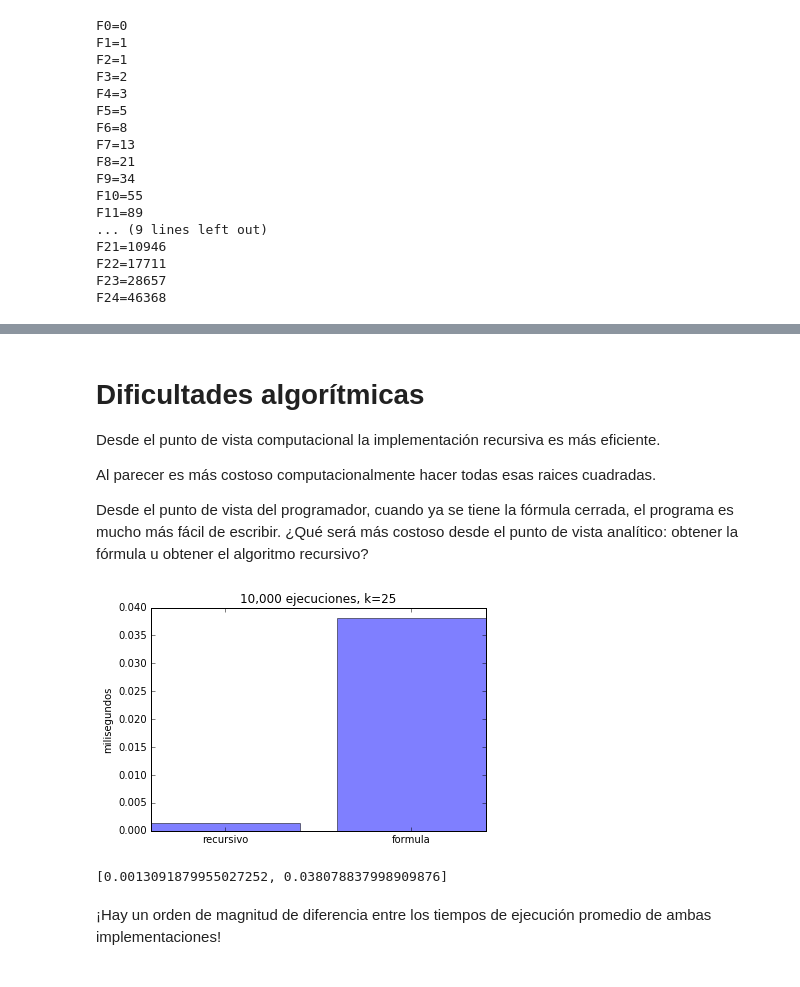
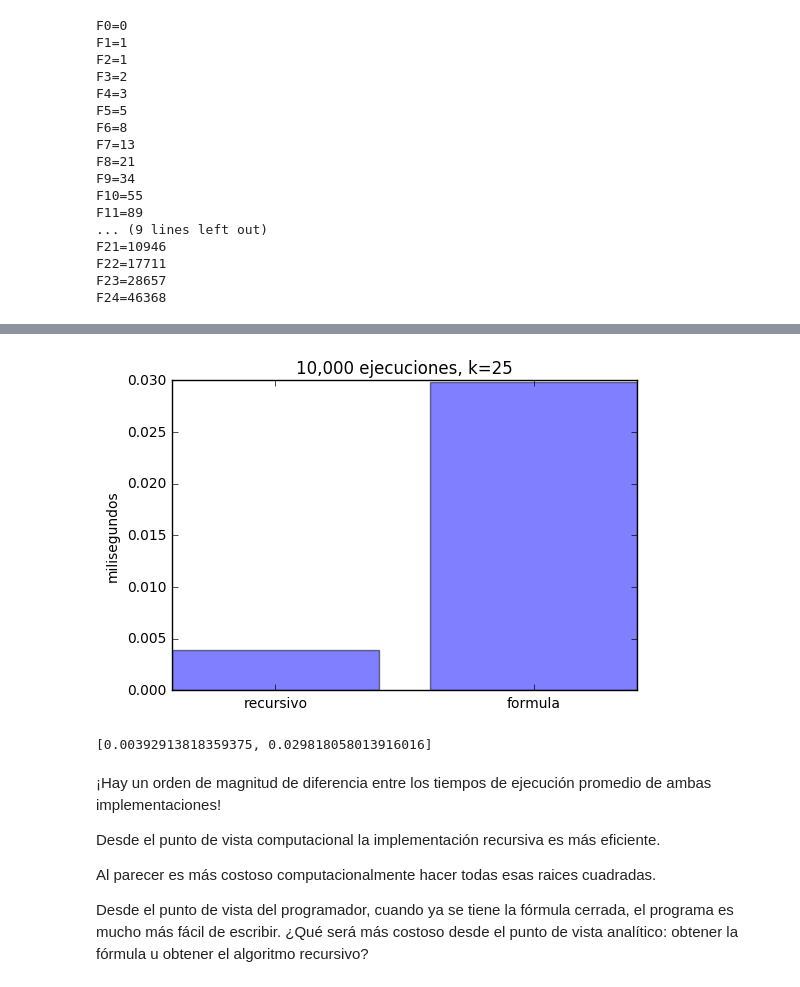
Before and after one commit to rgarcia-herrera/sistemas-dinamicos, a Jupyter notebook: Fibonacci.ipynb, the cells around one changed output, grey strips where cells are left out. Drawn from its saved outputs; the diff is of its cells as text; code cells hidden in the pictures.

Commit message:
mejor orden para la ultima seccion

```diff
--- a/Fibonacci.ipynb
+++ b/Fibonacci.ipynb
@@ -579,44 +583,43 @@ F24=46368
+# %%
+import timeit
+
+# cronometro para implementacion recursiva
+tr = timeit.Timer("""def fibonacci(k):
+    if k <= 1:
+        return k
+    else:
+        return fibonacci(k-1) + fibonacci(k-2)
+
+    fibonacci(25)""")
+
+# cronómetro para implementación con formula
+tf = timeit.Timer("""from math import sqrt
+
+def fibonacci_formula(k):
+    return (1.0/sqrt(5))*(((1.0+sqrt(5))/2)**k-((1.0-sqrt(5))/2)**k)
+
+fibonacci_formula(25)""")
+
+# ejecutarlas diez mil veces, medir su tiempo
+tiempos=[tr.timeit(10000),
+         tf.timeit(10000)]
+
+# armar gráfica de barras
+plt.bar([0,1], tiempos, align='center', alpha=0.5)
+plt.title('10,000 ejecuciones, k=25')
+plt.ylabel('milisegundos')
+plt.xticks([0,1],['recursivo', 'formula'])
+plt.show()
+
+tiempos
+# %% [output]
+[figure, added]
+[0.00392913818359375, 0.029818058013916016]
 # %% [markdown]
-# Dificultades algorítmicas
+¡Hay un orden de magnitud de diferencia entre los tiempos de ejecución promedio de ambas implementaciones!
 
 Desde el punto de vista computacional la implementación recursiva es más eficiente.
 
 Al parecer es más costoso computacionalmente hacer todas esas raices cuadradas.
 
 Desde el punto de vista del programador, cuando ya se tiene la fórmula cerrada, el programa es mucho más fácil de escribir. ¿Qué será más costoso desde el punto de vista analítico: obtener la fórmula u obtener el algoritmo recursivo?
-# %%
-import timeit
-
-# timer recursivo
-tr = timeit.Timer("""def fibonacci(k):
-    if k <= 1:
-        return k
-    else:
-        return fibonacci(k-1) + fibonacci(k-2)
-
-    fibonacci(25)""")
-
-# timer formula
-tf = timeit.Timer("""from math import sqrt
-
-def fibonacci_formula(k):
-    return (1.0/sqrt(5))*(((1.0+sqrt(5))/2)**k-((1.0-sqrt(5))/2)**k)
-
-fibonacci_formula(25)""")
-
-
-y=[tr.timeit(10000),
-   tf.timeit(10000)]
-
-plt.bar([0,1], y, align='center', alpha=0.5)
-plt.xticks([0,1],['recursivo', 'formula'])
-plt.ylabel('milisegundos')
-plt.title('10,000 ejecuciones, k=25')
-
-plt.show()
-y
-# %% [output]
-[figure, removed]
-[0.0013091879955027252, 0.038078837998909876]
-# %% [markdown]
-¡Hay un orden de magnitud de diferencia entre los tiempos de ejecución promedio de ambas implementaciones!
```
Also changed, not shown: parts of 3 cells of this notebook.
